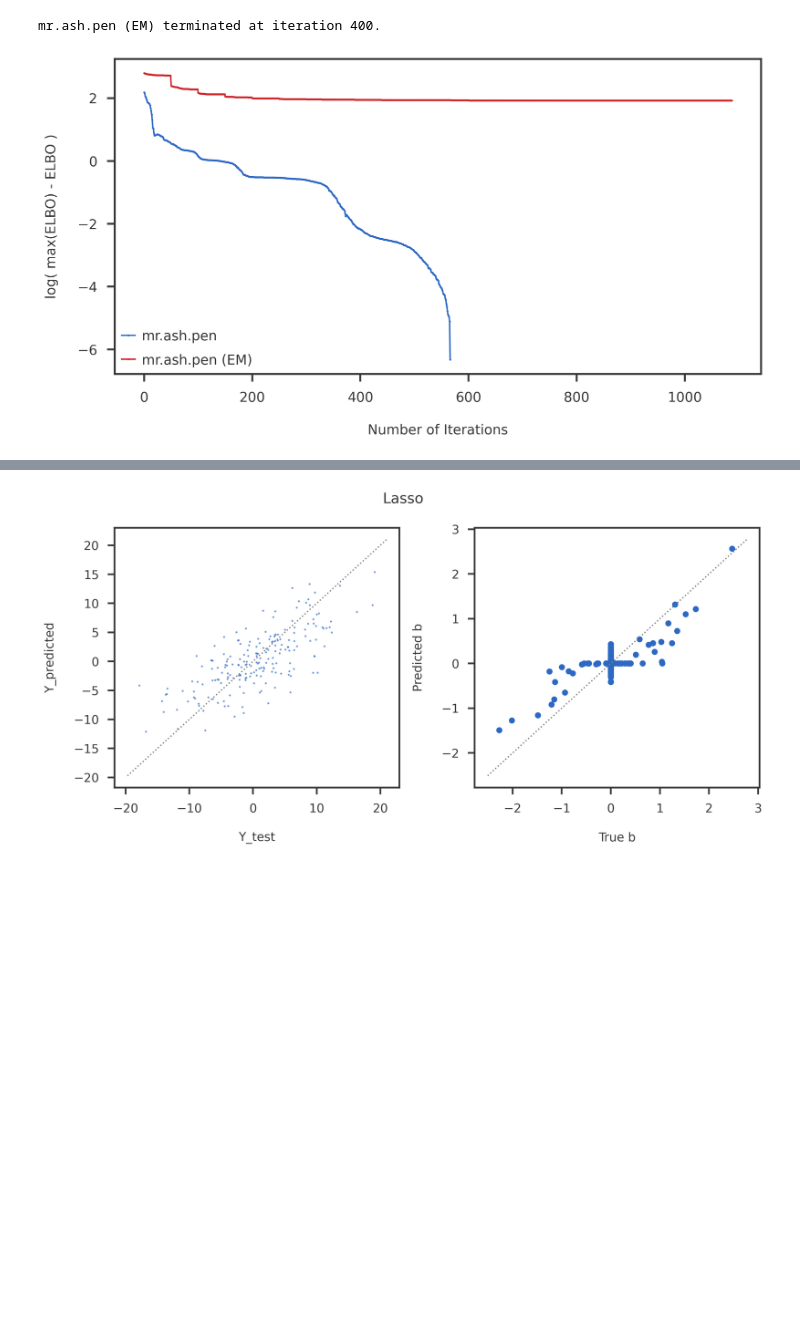
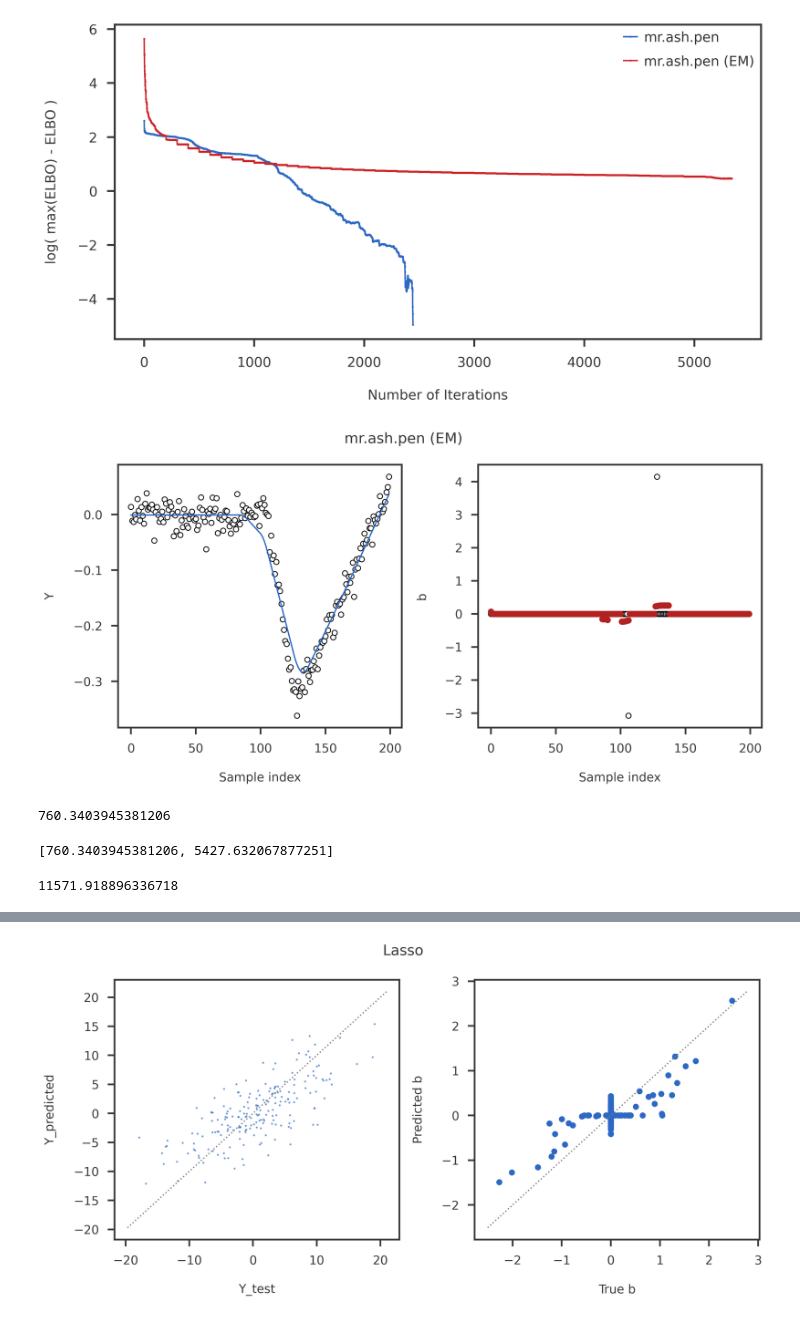
Before and after one commit to banskt/mr-ash-pen-workspace, a Jupyter notebook: notebooks/objective_comparison/plr_empirical_bayes.ipynb, the cells around one changed output, grey strips where cells are left out. Cells and saved outputs as stored; diff of their text form; code cells hidden in the pictures; blank space fills up the shorter version.

```diff
--- a/notebooks/objective_comparison/plr_empirical_bayes.ipynb
+++ b/notebooks/objective_comparison/plr_empirical_bayes.ipynb
@@ -61,6 +61,31 @@ def plot_linear_mrashpen(X, y, Xtest, ytest, btrue, strue, bhat,
     plt.tight_layout()
     plt.show()
 
+def plot_trendfilter_mrashpen(X, y, beta, ytest, bhat,
+                              intercept = 0, title = None):
+    n = y.shape[0]
+    p = X.shape[1]
+
+    ypred = np.dot(X, bhat) + intercept
+    fig = plt.figure(figsize = (12, 6))
+    ax1 = fig.add_subplot(121)
+    ax2 = fig.add_subplot(122)
+    ax1.scatter(np.arange(n), ytest, edgecolor = 'black', facecolor='white')
+    ax1.plot(np.arange(n), ypred)
+    ax1.set_xlabel("Sample index")
+    ax1.set_ylabel("Y")
+
+    ax2.scatter(np.arange(p), beta, edgecolor = 'black', facecolor = 'white')
+    ax2.scatter(np.arange(p), bhat, s = 40, color = 'firebrick')
+    ax2.set_xlabel("Sample index")
+    ax2.set_ylabel("b")
+
+    if title is not None:
+        fig.suptitle(title)
+
+    plt.tight_layout()
+    plt.show()
+
 def plot_convergence(objs, methods, nwarm, eps = 1e-8):
     fig = plt.figure(figsize = (12, 6))
     ax1 = fig.add_subplot(111)
@@ -122,6 +167,6 @@ s2init = np.var(y - np.dot(X, lasso_b) - lasso_a0)
 mr.ash.pen
 '''
 plr_lbfgs = PLR(debug = False, display_progress = False, calculate_elbo = True, maxiter = 4000)
-plr_lbfgs.fit(X, y, sk, binit = lasso_b, winit = None, s2init = s2init)
+plr_lbfgs.fit(X, y, sk, binit = lasso_b, winit = wk, s2init = s2init)
 # %% [output]
 R[write to console]: Loading required package: Matrix
@@ -224,10 +184,3 @@ def ebfit(X, y, sk, wk, binit = None, s2init = 1,
-# %%
-'''
-mr.ash.pen (EM)
-'''
-plr_eb = ebfit(X, y, sk, wk, binit = lasso_b, s2init = 1, maxiter = 400, qb_maxiter = 50)
-# %% [output]
-mr.ash.pen (EM) terminated at iteration 400.
 # %%
 def ws_one_step(X, y, b, winit, s2init, sk, dj):
     n, p = X.shape
@@ -247,7 +200,7 @@ def ws_one_step(X, y, b, winit, s2init, sk, dj):
     s2new  = (varobj + p * (1 - wnew[0]) * s2init) / (n + p * (1 - wnew[0]))
 
     ### Update ELBO
-    elbo   = elbo_py.scalemix(X, y, sk, bbar, wnew, s2new,
+    elbo   = elbo_py.scalemix(X, y, sk, b, wnew, s2new,
                               dj = dj, phijk = phijk, mujk = mujk, varjk = varjk, eps = 1e-8)
 
     return bbar, wnew, s2new, elbo
@@ -274,7 +227,7 @@ def ebfit(X, y, sk,
     niter = 0
     wk    = winit
     s2    = s2init
-    bbar  = binit
+    #bbar  = binit
     elbo  = np.inf
     theta = np.zeros(p)
     elbo_path       = list()
@@ -295,7 +248,10 @@ def ebfit(X, y, sk,
         '''
         New coefficients
         '''
-        plr.fit(X, y, sk, binit = bbar, winit = wk, s2init = s2, inv_binit = theta)
+        #plr.fit(X, y, sk, binit = bbar, winit = wk, s2init = s2, inv_binit = theta)
+        is_b_coef = True  if itr == 0 else False
+        bold      = binit if itr == 0 else theta
+        plr.fit(X, y, sk, binit = bold, winit = wk, s2init = s2, is_binit_coef = is_b_coef)
         theta      = plr.theta
         elbo_path += plr.elbo_path
         obj_path  += plr.obj_path
@@ -326,11 +282,15 @@ def ebfit(X, y, sk,
 '''
 mr.ash.pen (EM)
 '''
-plr_eb = ebfit(X, y, sk, binit = lasso_b, winit = None, s2init = s2init, maxiter = 400, qb_maxiter = 50)
+plr_eb = ebfit(X, y, sk, binit = lasso_b, winit = wk, s2init = s2init, maxiter = 400, qb_maxiter = 100)
 # %%
 kinit   = [0, 0]
 objs    = [plr_lbfgs.elbo_path, plr_eb.elbo_path]
 methods = ["mr.ash.pen", "mr.ash.pen (EM)"]
 plot_convergence(objs, methods, kinit)
+
+plot_trendfilter_mrashpen(X, y, btrue, ytest,
+                     plr_eb.coef, intercept = plr_eb.intercept, title = 'mr.ash.pen (EM)')
 # %% [output]
-[figure, old version]
+[figure, new version]
+[figure, added]
@@ -336,0 +316,8 @@ plot_convergence(objs, methods, kinit)
+# %%
+elbo_1
+# %% [output]
+760.3403945381206
+# %%
+plr_eb.outer_elbo_path
+# %% [output]
+[760.3403945381206, 5427.632067877251]
@@ -336,0 +340,4 @@ plot_convergence(objs, methods, kinit)
+# %%
+elbo_2
+# %% [output]
+11571.918896336718
```
Also changed, not shown: parts of 17 cells of this notebook, 2 other files.
